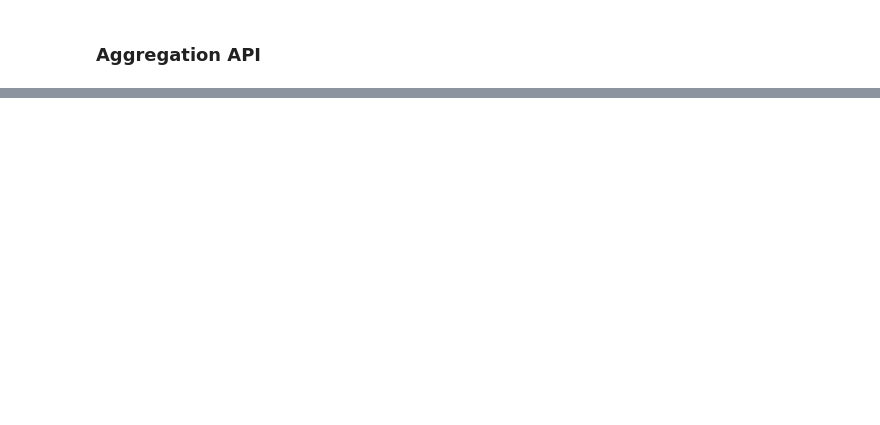
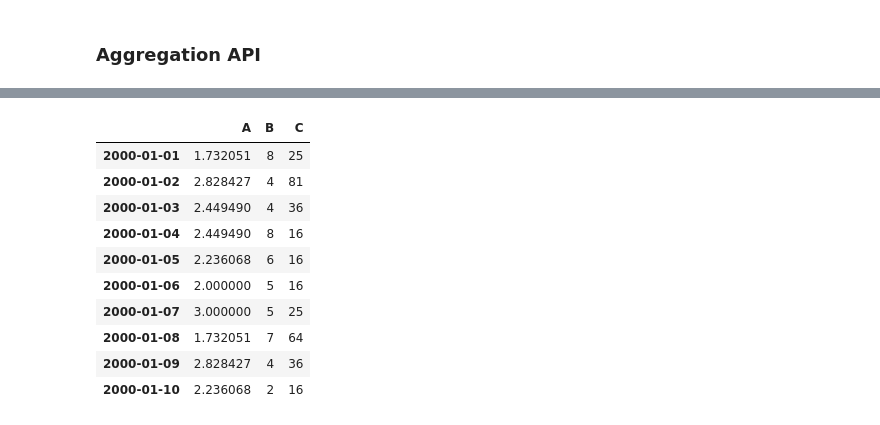
Before and after one commit to KumudithaSilva/pandas-data-science, a Jupyter notebook: Essential_Basis/essential_basis.ipynb, the cells around one changed output, grey strips where cells are left out. Saved outputs shown, nothing was run; the diff lists cells and outputs as text; code cells hidden in the pictures; blank space fills up the shorter version.

```diff
--- a/Essential_Basis/essential_basis.ipynb
+++ b/Essential_Basis/essential_basis.ipynb
@@ -341,0 +355,14 @@ df_apply.agg(['sum', 'max', 'min'], axis=0).T
+# %%
+tsdf.transform({"A": np.sqrt, "B": lambda x: x-1, "C": lambda x: x**2})
+# %% [output]
+|  | A | B | C |
+| 2000-01-01 | 1.732051 | 8 | 25 |
+| 2000-01-02 | 2.828427 | 4 | 81 |
+| 2000-01-03 | 2.449490 | 4 | 36 |
+| 2000-01-04 | 2.449490 | 8 | 16 |
+| 2000-01-05 | 2.236068 | 6 | 16 |
+| 2000-01-06 | 2.000000 | 5 | 16 |
+| 2000-01-07 | 3.000000 | 5 | 25 |
+| 2000-01-08 | 1.732051 | 7 | 64 |
+| 2000-01-09 | 2.828427 | 4 | 36 |
+| 2000-01-10 | 2.236068 | 2 | 16 |
```
Also changed, not shown: parts of 21 cells of this notebook.
